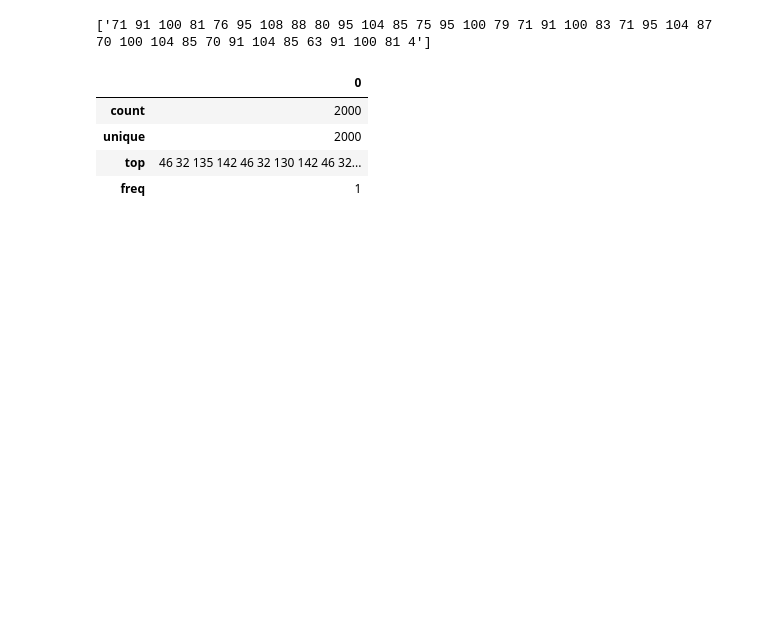
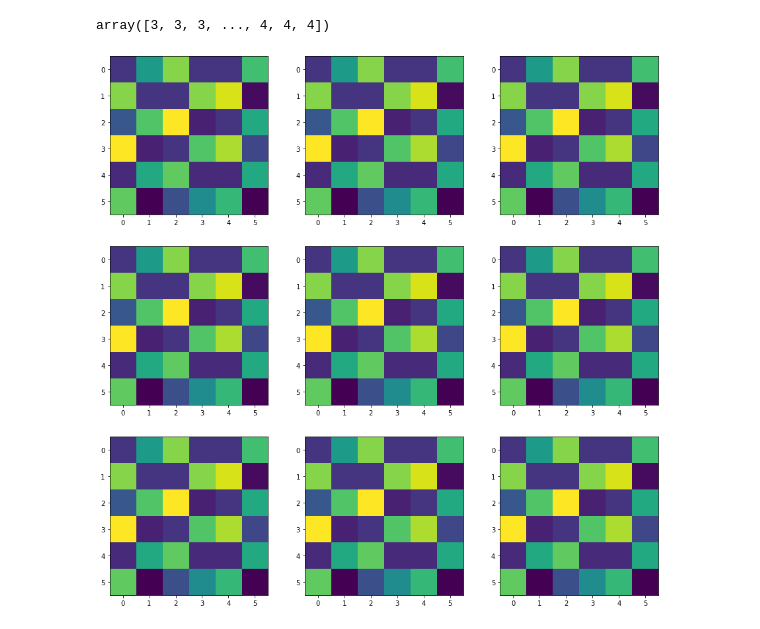
Before and after one commit to Baticsute/KDD_dtnghi, a Jupyter notebook: Satellite.ipynb, the cells around one changed output. Drawn from its saved outputs; the diff is of its cells as text; code cells hidden in the pictures; blank space fills up the shorter version.

```diff
--- a/Satellite.ipynb
+++ b/Satellite.ipynb
@@ -10,15 +12,31 @@ import plotly.figure_factory as ff
 # %%
 df = pd.read_csv('sat.trn', header=None)
 df_test = pd.read_csv('sat.tst', header=None)
-# %%
-print(df.iloc[-1].to_numpy())
-# %% [output]
-['71 91 100 81 76 95 108 88 80 95 104 85 75 95 100 79 71 91 100 83 71 95 104 87 70 100 104 85 70 91 104 85 63 91 100 81 4']
-# %%
-df_test.describe()
-# %% [output]
-|  | 0 |
-| count | 2000 |
-| unique | 2000 |
-| top | 46 32 135 142 46 32 130 142 46 32... |
-| freq | 1 |
+# %%
+data_len = df[0].count()
+# %%
+images = []
+classes = []
+for i in range(0,data_len):
+    images.append(df.values[i][0][0:len(df.values[i][0])-1])
+    classes.append(df.values[i][0][-1])
+# %%
+for i in range(0,data_len):
+    images[i] = images[i].split(' ');
+    images[i] = np.array(images[i])
+    images[i] = images[i][0:len(images[i])-1]
+    images[i] = images[i].astype(np.int64)
+classes = np.array(classes)
+classes.astype(np.int64)
+# %% [output]
+array([3, 3, 3, ..., 4, 4, 4])
+# %%
+fig, axes = plt.subplots(3, 3,figsize=(15,15))
+n_samples = 9
+for i in range(n_samples):
+    for x in range(3):
+        for y in range(3):
+            axes[x, y].imshow(images[i].reshape((6,6)))
+plt.show()
+# %% [output]
+[figure, added]
```
Also changed, not shown: parts of 2 cells of this notebook, 1 other file.
